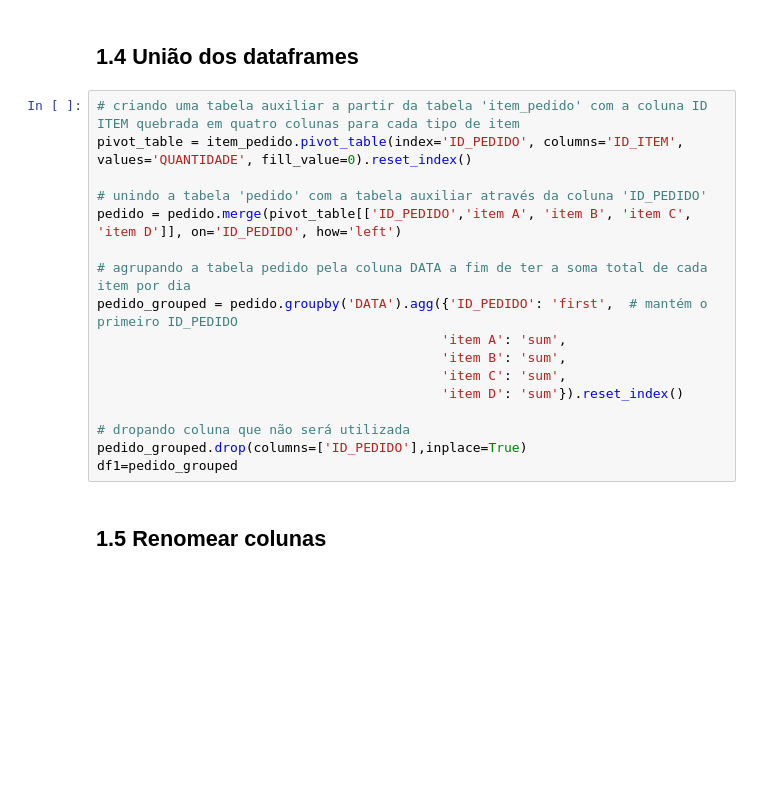
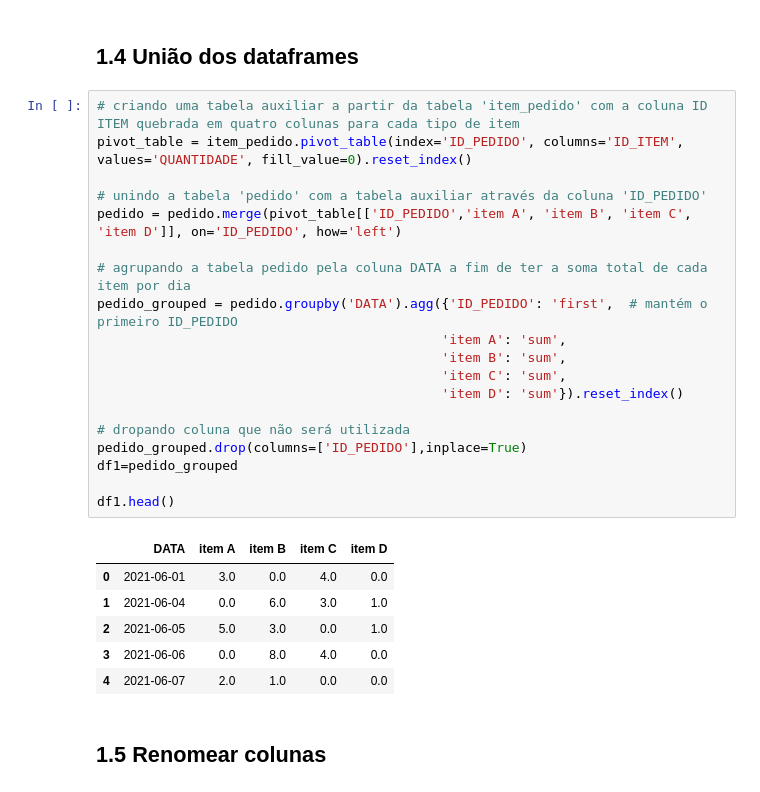
Before and after one commit to Eduardo-95-DS/case_mr_health, a Jupyter notebook: notebooks/previsao_demanda.ipynb, the cells around one changed output. Cells and saved outputs as stored; diff of their text form; blank space fills up the shorter version.

```diff
--- a/notebooks/previsao_demanda.ipynb
+++ b/notebooks/previsao_demanda.ipynb
@@ -161,20 +158,29 @@ Impressões: Aparenta ser o tipo de entregável esperado pela empresa
 # %%
 # criando uma tabela auxiliar a partir da tabela 'item_pedido' com a coluna ID ITEM quebrada em quatro colunas para cada tipo de item
 pivot_table = item_pedido.pivot_table(index='ID_PEDIDO', columns='ID_ITEM', values='QUANTIDADE', fill_value=0).reset_index()
 
 # unindo a tabela 'pedido' com a tabela auxiliar através da coluna 'ID_PEDIDO'
 pedido = pedido.merge(pivot_table[['ID_PEDIDO','item A', 'item B', 'item C', 'item D']], on='ID_PEDIDO', how='left')
 
 # agrupando a tabela pedido pela coluna DATA a fim de ter a soma total de cada item por dia
 pedido_grouped = pedido.groupby('DATA').agg({'ID_PEDIDO': 'first',  # mantém o primeiro ID_PEDIDO
                                             'item A': 'sum',
                                             'item B': 'sum',
                                             'item C': 'sum',
                                             'item D': 'sum'}).reset_index()
 
 # dropando coluna que não será utilizada
 pedido_grouped.drop(columns=['ID_PEDIDO'],inplace=True)
 df1=pedido_grouped
+
+df1.head()
+# %% [output]
+|  | DATA | item A | item B | item C | item D |
+| 0 | 2021-06-01 | 3.0 | 0.0 | 4.0 | 0.0 |
+| 1 | 2021-06-04 | 0.0 | 6.0 | 3.0 | 1.0 |
+| 2 | 2021-06-05 | 5.0 | 3.0 | 0.0 | 1.0 |
+| 3 | 2021-06-06 | 0.0 | 8.0 | 4.0 | 0.0 |
+| 4 | 2021-06-07 | 2.0 | 1.0 | 0.0 | 0.0 |
 # %% [markdown]
 ## **1.5 Renomear colunas**
 # %%
```
Also changed, not shown: parts of 6 cells of this notebook, 1 other file.
